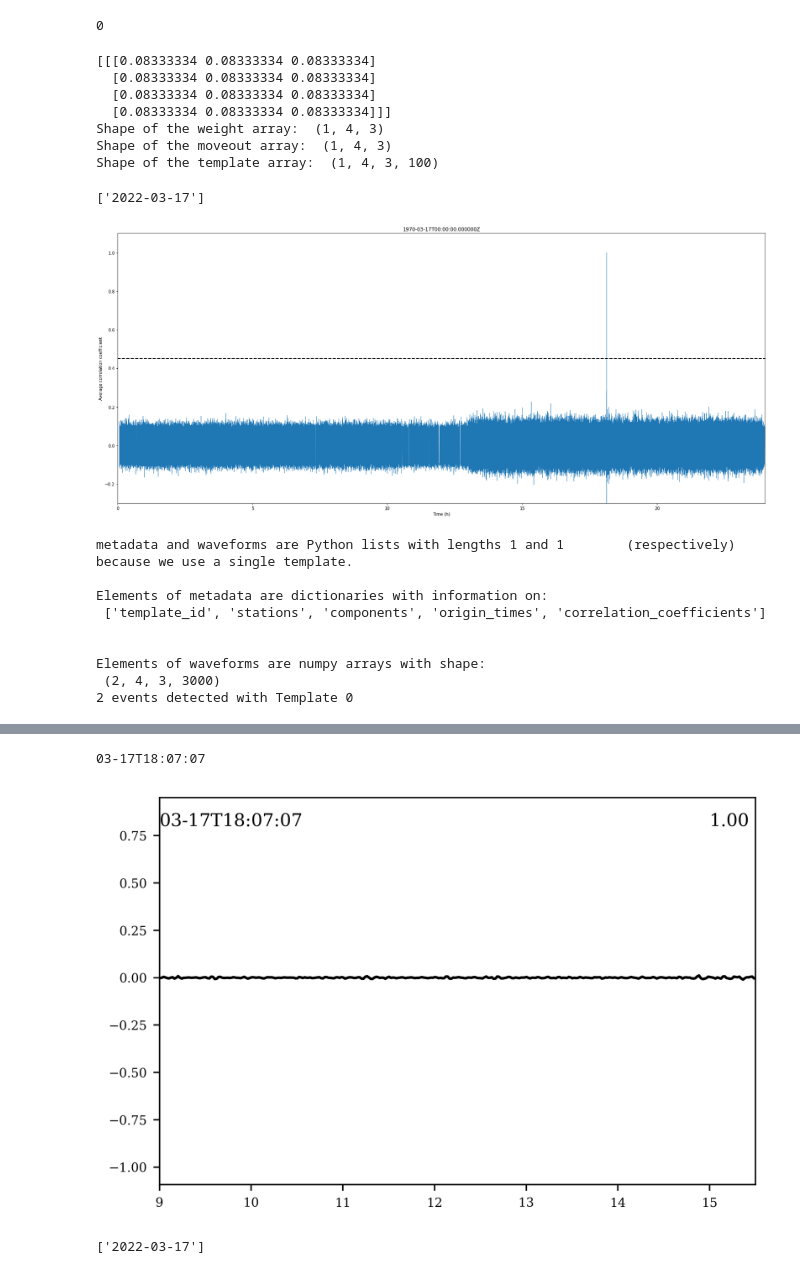
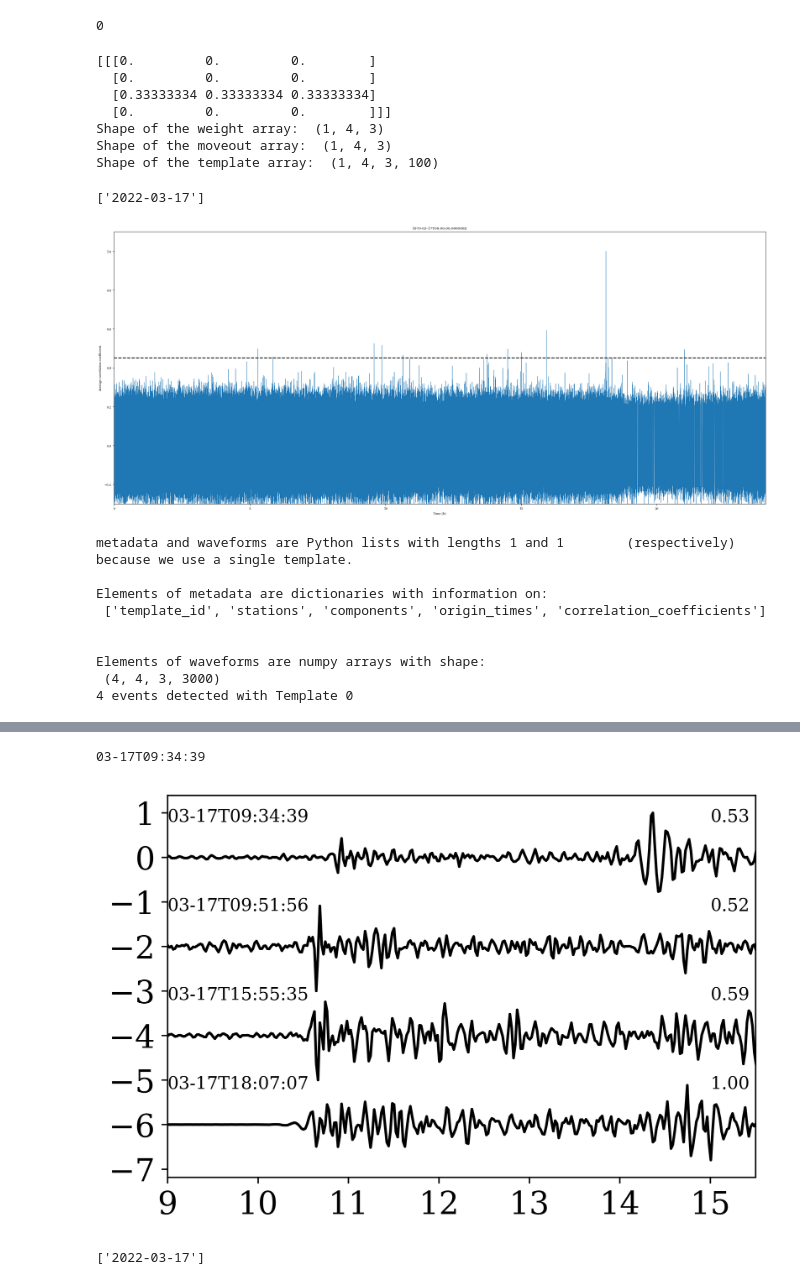
Before and after one commit to hugosanrocks/fmf_tuto_igp, a Jupyter notebook: tutorial/2_EJERCICIO_FMF_escaneo_de_datos.ipynb, the cells around one changed output, grey strips where cells are left out. Cells and saved outputs as stored; diff of their text form; code cells hidden in the pictures.

```diff
--- a/tutorial/2_EJERCICIO_FMF_escaneo_de_datos.ipynb
+++ b/tutorial/2_EJERCICIO_FMF_escaneo_de_datos.ipynb
@@ -44,6 +50,7 @@ merge_cc_sum_now = False
 magnitude_date_time_eq = '2022-03-17T18:07:13.000000'
 
 path = '/home/insar/Bureau/'
+path = '/home/sanchezh/'
 path_splitted_continuous_data =  path + 'datos/preparados/waveforms_'
 path_template = path+'datos/templates/' + magnitude_date_time_eq+'.hdf5'
 path_cc_sum = path+'datos/output/cc_sums/'
@@ -70,9 +77,10 @@ n_stations = weight_array.shape[1]
 n_components = weight_array.shape[2]
 # normalize so that the max value is 1 (optional)
 weight_array /= np.float32(n_stations * n_components)
-#weight_array[0][0][0] = 0.
-#weight_array[0][0][1] = 0.
-#weight_array[0][0][2] = 0.
+weight_array[0][0][:] = 0.
+weight_array[0][1][:] = 0.
+weight_array[0][2][:] = 1/3.
+weight_array[0][3][:] = 0.
 
 print(weight_array)
 
@@ -82,10 +90,10 @@ if print_intermediate_step==True:
     print('Shape of the moveout array: ', moveout_array.shape)
     print('Shape of the template array: ', template_array.shape)
 # %% [output]
-[[[0.08333334 0.08333334 0.08333334]
-  [0.08333334 0.08333334 0.08333334]
-  [0.08333334 0.08333334 0.08333334]
-  [0.08333334 0.08333334 0.08333334]]]
+[[[0.         0.         0.        ]
+  [0.         0.         0.        ]
+  [0.33333334 0.33333334 0.33333334]
+  [0.         0.         0.        ]]]
 Shape of the weight array:  (1, 4, 3)
 Shape of the moveout array:  (1, 4, 3)
 Shape of the template array:  (1, 4, 3, 100)
@@ -180,7 +188,7 @@ for i in range(len(dates_to_loop_over)):
         print('Elements of waveforms are numpy arrays with shape:\n', waveforms[0]['waveforms'].shape)
     utils.write_new_detections(magnitude_date_time_eq+'_'+dates_to_loop_over[i]+'_{:d}_mad'.format(int(n_mad)), metadata, waveforms, db_path=path_new_detection)
 # %% [output]
-[figure, old version]
+[figure, new version]
 metadata and waveforms are Python lists with lengths 1 and 1        (respectively) because we use a single template.
 
 Elements of metadata are dictionaries with information on:
@@ -188,12 +196,13 @@ Elements of metadata are dictionaries with information on:
 
 
 Elements of waveforms are numpy arrays with shape:
- (2, 4, 3, 3000)
-2 events detected with Template 0
+ (4, 4, 3, 3000)
+4 events detected with Template 0
 # %%
 dates_to_loop_over = ['2022-03-17']
 n_mad = 9
-threshold = 0.4
+sta_id = 2
+threshold = 0.2
 data = np.zeros((50, 3000), dtype=float)
 k = 0
 cc = []
@@ -219,7 +228,7 @@ for i in np.arange(0,1,1):
                 cc.append(detections['metadata']['correlation_coefficients'][id_cc])
                 #print(id_cc, detections['metadata']['correlation_coefficients'][id_cc],filename)
                 #print(len(detections['waveforms'][0][id_cc][2]))
-                data[k][:] = detections['waveforms'][id_cc][0][2]
+                data[k][:] = detections['waveforms'][id_cc][sta_id][2]
                 k += 1
         #print(len(detections[0]))
         #print(filename)
@@ -280,6 +292,6 @@ print(dates[0][5:])
 1.00 2022-03-17T18:07:07
-03-17T18:07:07
+03-17T09:34:39
-[figure, old version]
+[figure, new version]
 # %%
 print(dates_to_loop_over)
 # %% [output]
```
Also changed, not shown: parts of 5 cells of this notebook, 4 other files.
